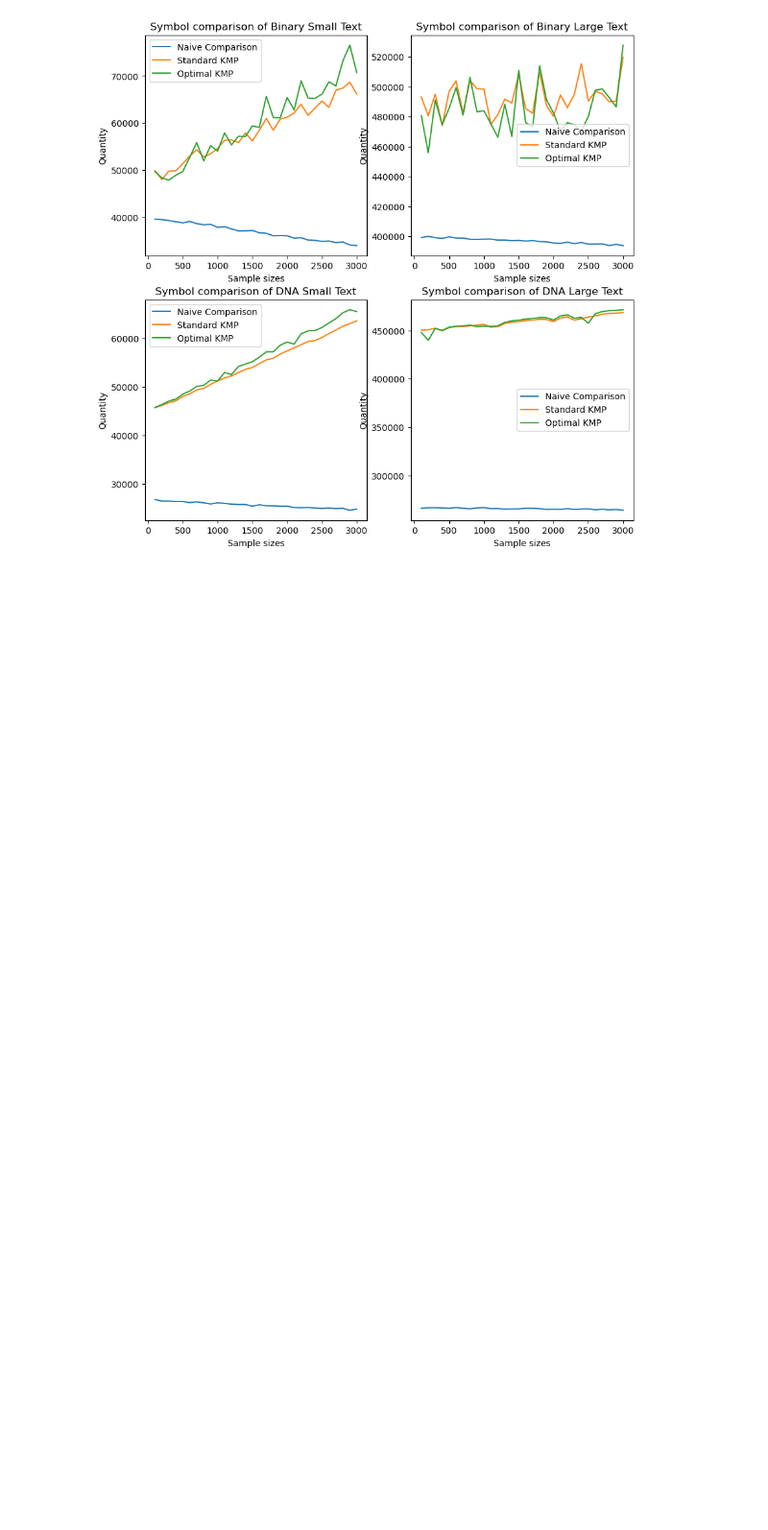
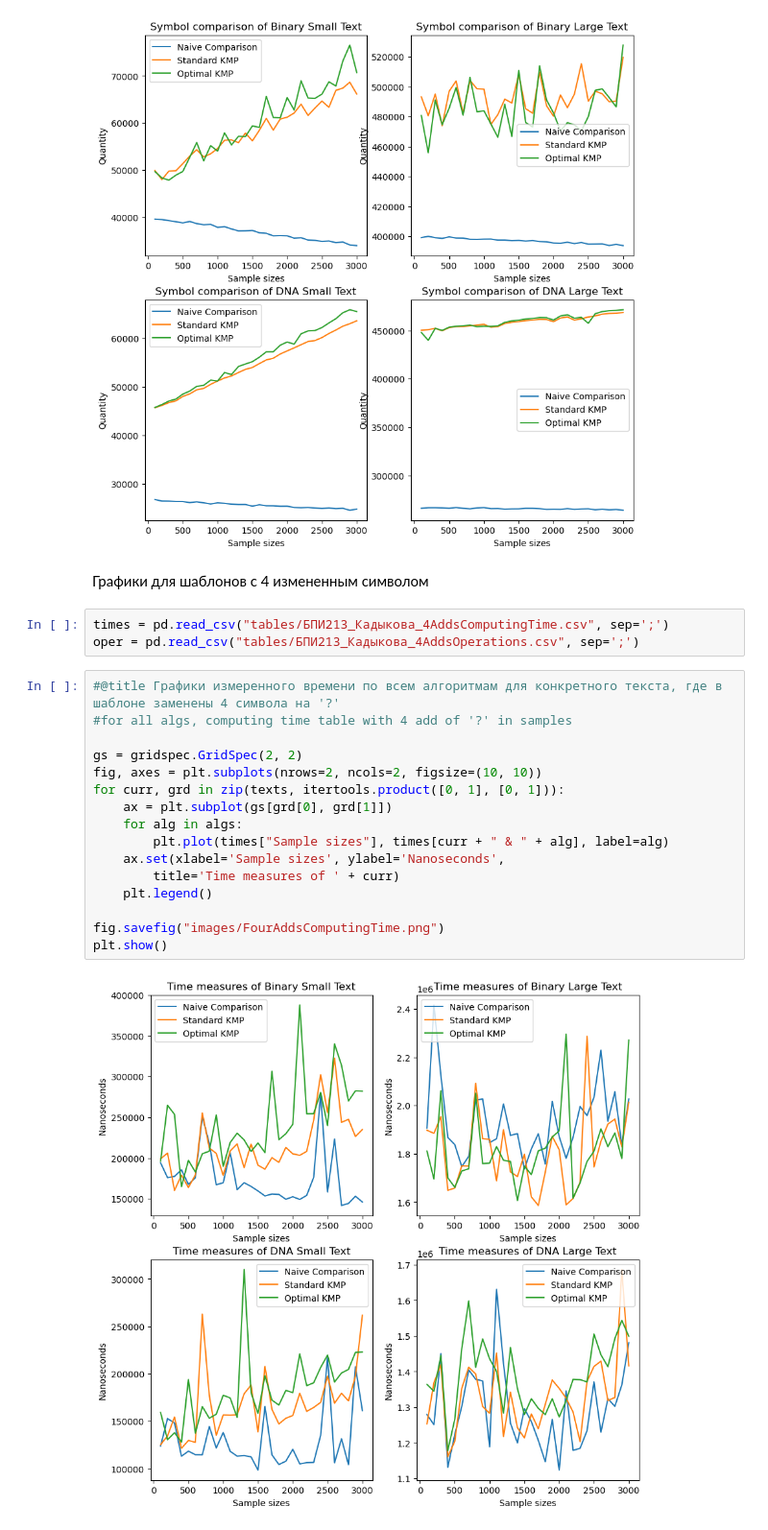
Before and after one commit to tanya-kta/HSE-CAA-HW2, a Jupyter notebook: Отчет.ipynb, the cells around one changed output. Shown at 96% size. Cells and saved outputs as stored; diff of their text form; blank space fills up the shorter version.

Commit message:
Add graphics with 4 changed symbols in samples

```diff
--- a/Отчет.ipynb
+++ b/Отчет.ipynb
@@ -167,3 +173,26 @@ fig.savefig("images/ThreeAddsOperations.png")
 plt.show()
 # %% [output]
 [figure]
+# %% [markdown]
+Графики для шаблонов c 4 измененным символом
+# %%
+times = pd.read_csv("tables/БПИ213_Кадыкова_4AddsComputingTime.csv", sep=';')
+oper = pd.read_csv("tables/БПИ213_Кадыкова_4AddsOperations.csv", sep=';')
+# %%
+#@title Графики измеренного времени по всем алгоритмам для конкретного текста, где в шаблоне заменены 4 символа на '?'
+#for all algs, computing time table with 4 add of '?' in samples
+
+gs = gridspec.GridSpec(2, 2)
+fig, axes = plt.subplots(nrows=2, ncols=2, figsize=(10, 10))
+for curr, grd in zip(texts, itertools.product([0, 1], [0, 1])):
+    ax = plt.subplot(gs[grd[0], grd[1]])
+    for alg in algs:
+        plt.plot(times["Sample sizes"], times[curr + " & " + alg], label=alg)
+    ax.set(xlabel='Sample sizes', ylabel='Nanoseconds',
+        title='Time measures of ' + curr)
+    plt.legend()
+
+fig.savefig("images/FourAddsComputingTime.png")
+plt.show()
+# %% [output]
+[figure, added]
```
Also changed, not shown: parts of 4 cells of this notebook, 2 other files.
